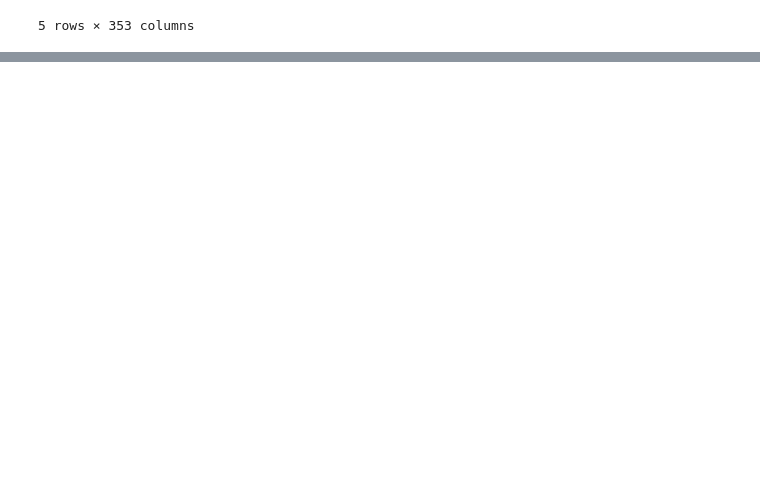
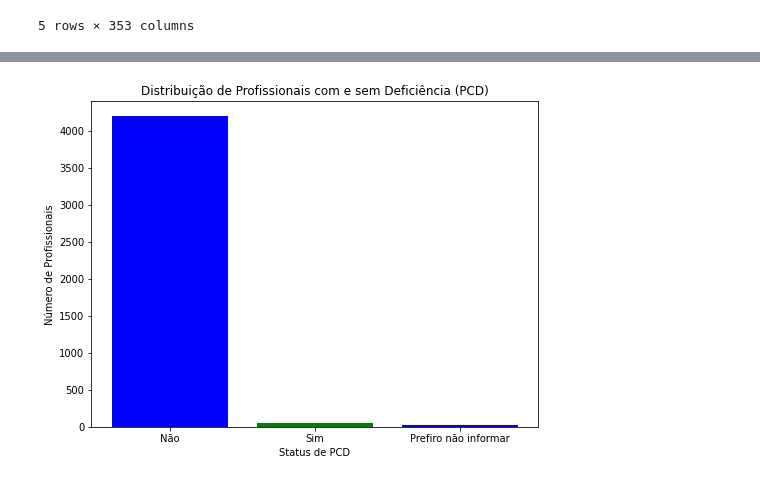
Before and after one commit to brunacpg/Projects-2, a Jupyter notebook: Projects.ipynb, the cells around one changed output, grey strips where cells are left out. Cells and saved outputs as stored; diff of their text form; code cells hidden in the pictures; blank space fills up the shorter version.

```diff
--- a/Projects.ipynb
+++ b/Projects.ipynb
@@ -110,0 +82,15 @@ plt.show()
+# %%
+#Análise Demográfica - Pergunta: Quantos deles têm alguma forma de deficiência (PCD)?
+
+contagem_pcd = df['PCD'].value_counts()
+
+
+plt.figure(figsize=(8, 6))
+plt.bar(contagem_pcd.index, contagem_pcd.values, color=['blue', 'green'])
+plt.xlabel('Status de PCD')
+plt.ylabel('Número de Profissionais')
+plt.title('Distribuição de Profissionais com e sem Deficiência (PCD)')
+plt.xticks(rotation=0)  # Para manter os rótulos "Sim" e "Não" na horizontal
+plt.show()
+# %% [output]
+[figure, added]
```
Also changed, not shown: parts of 13 cells of this notebook.
